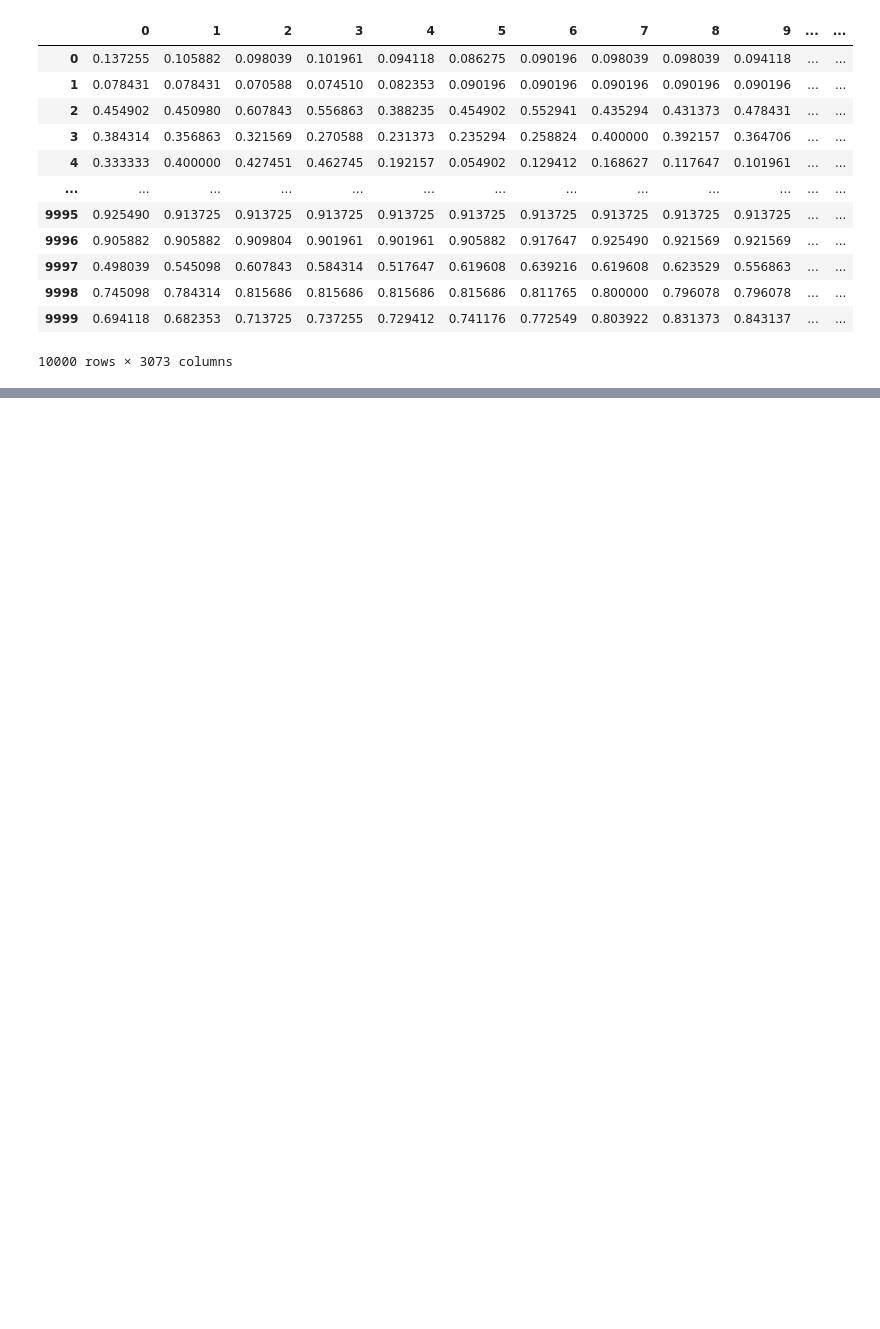
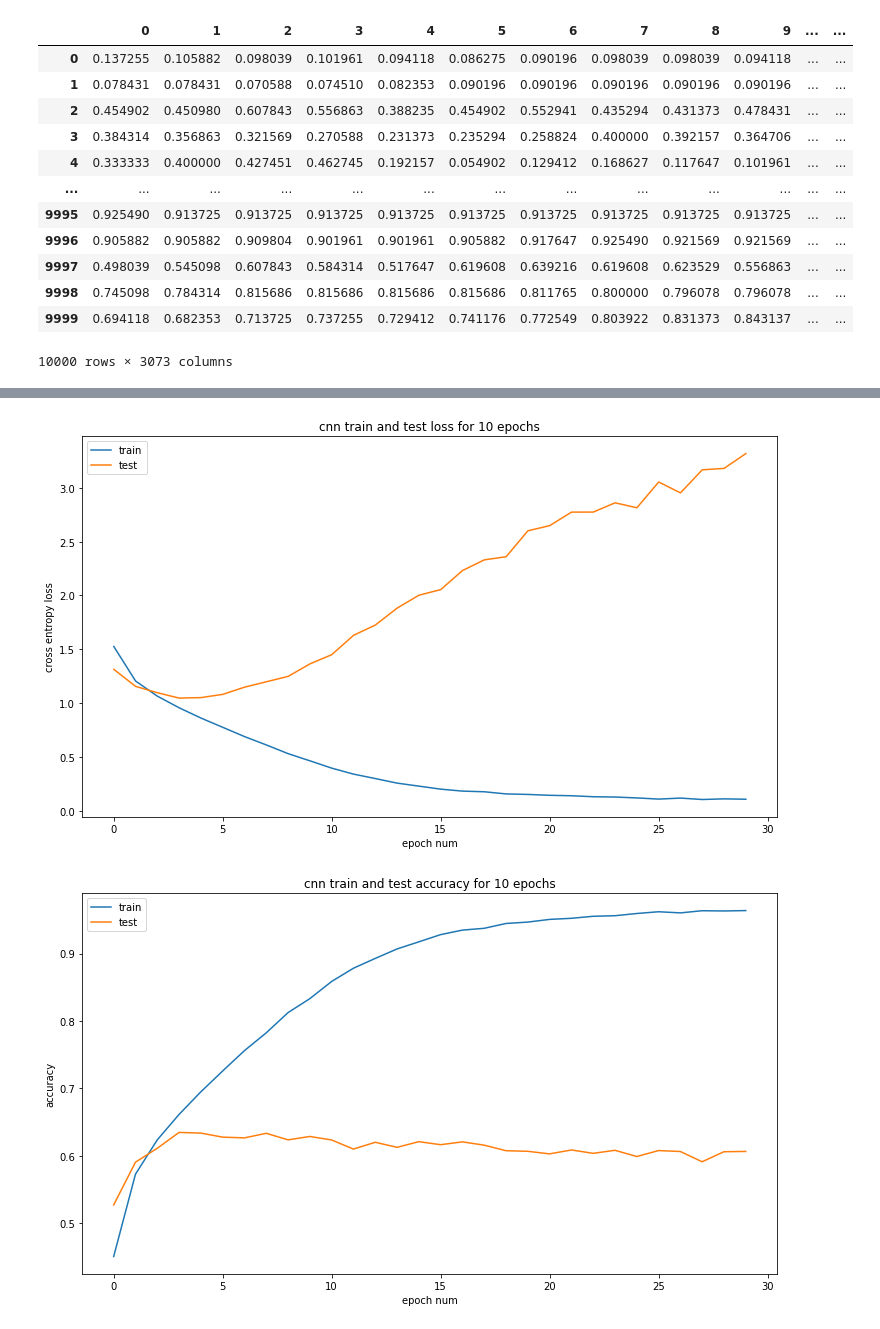
Before and after one commit to hashirkz/comp551-notebooks, a Jupyter notebook: mini_notebooks/mini2.ipynb, the cells around one changed output, grey strips where cells are left out. Cells and saved outputs as stored; diff of their text form; code cells hidden in the pictures; blank space fills up the shorter version.

```diff
--- a/mini_notebooks/mini2.ipynb
+++ b/mini_notebooks/mini2.ipynb
@@ -216,0 +478,23 @@ untrained predictions, true labels:
+# %%
+#5 cnn loss train and test
+plt.title("cnn train and test loss for 10 epochs")
+plt.xlabel("epoch num")
+plt.ylabel("cross entropy loss")
+
+plt.plot(history.history['loss'])
+plt.plot(history.history['val_loss'])
+plt.legend(['train', 'test'], loc='upper left')
+plt.show()
+
+#5 cnn accuracy train and test
+plt.title("cnn train and test accuracy for 10 epochs")
+plt.xlabel("epoch num")
+plt.ylabel("accuracy")
+
+plt.plot(history.history['accuracy'])
+plt.plot(history.history['val_accuracy'])
+plt.legend(['train', 'test'], loc='upper left')
+plt.show()
+# %% [output]
+[figure, added]
+[figure, added]
```
Also changed, not shown: parts of 11 cells of this notebook.
